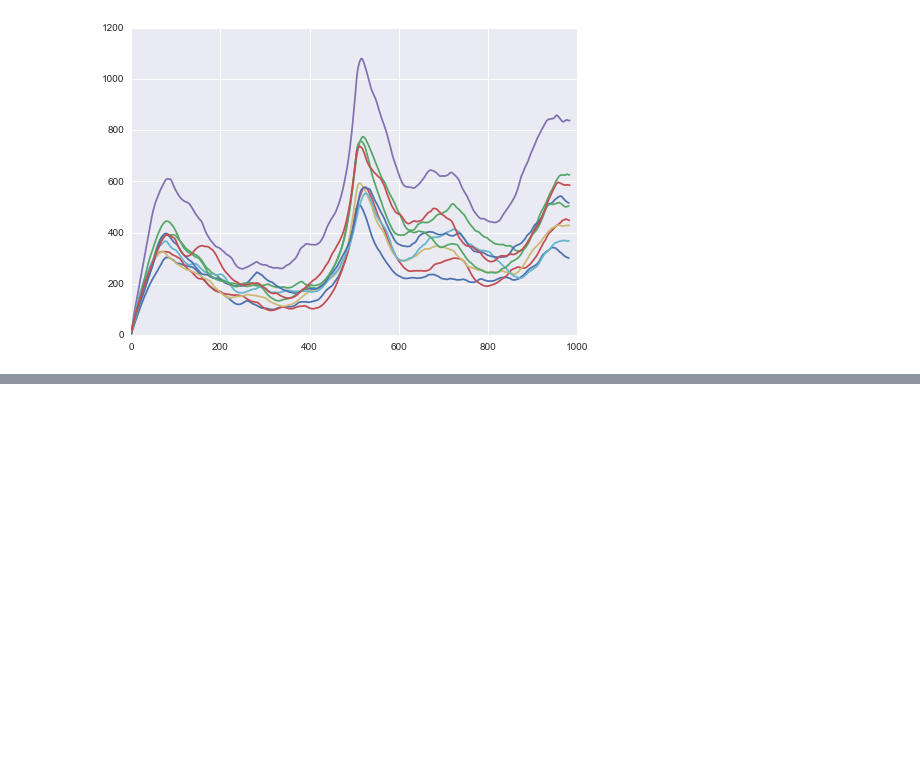
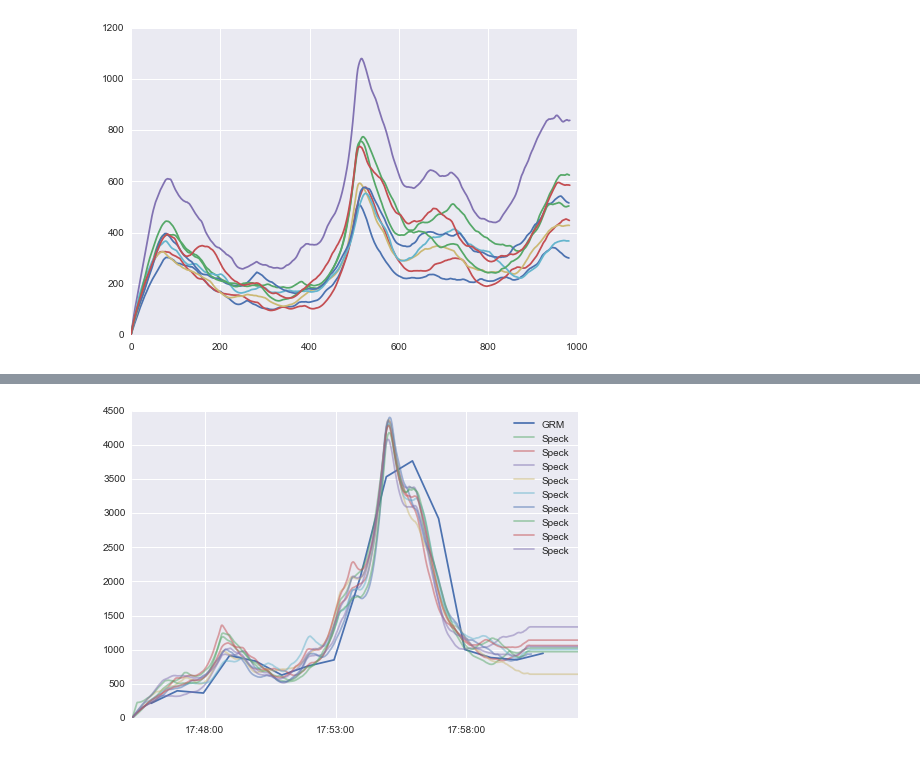
Before and after one commit to CMU-CREATE-Lab/speck-ml, a Jupyter notebook: Calibration Learning.ipynb, the cells around one changed output, grey strips where cells are left out. Drawn from its saved outputs; the diff is of its cells as text; code cells hidden in the pictures; blank space fills up the shorter version.

```diff
--- a/Calibration Learning.ipynb
+++ b/Calibration Learning.ipynb
@@ -60,0 +83,4 @@ plt.legend()
+# %%
+test_folder('data/092115A')
+# %% [output]
+[figure, added]
```
Also changed, not shown: parts of 14 cells of this notebook.
